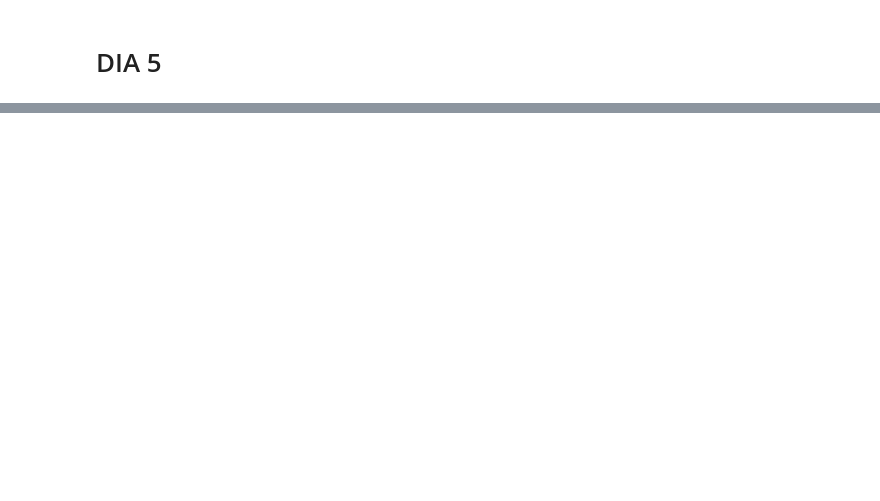
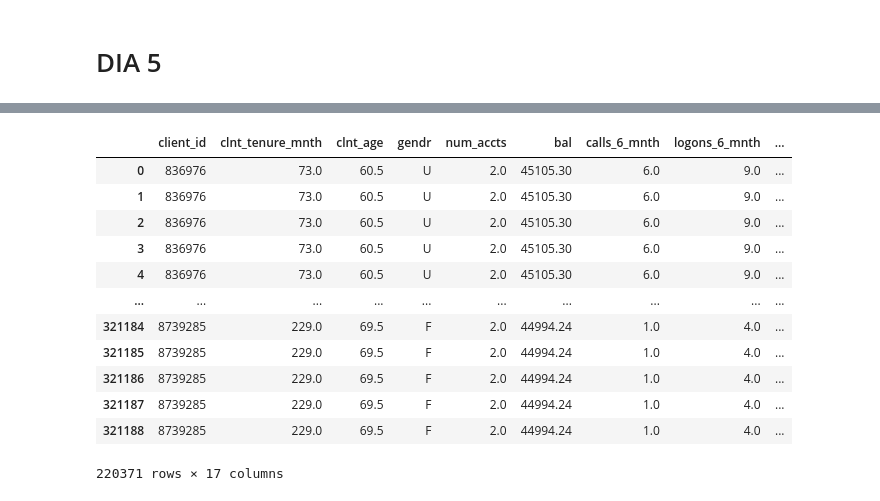
Before and after one commit to ivanalonsom/Project5_EDA_Inferential_Stats, a Jupyter notebook: main.ipynb, the cells around one changed output, grey strips where cells are left out. Cells and saved outputs as stored; diff of their text form; code cells hidden in the pictures; blank space fills up the shorter version.

```diff
--- a/main.ipynb
+++ b/main.ipynb
@@ -435,2 +466,18 @@ df_all
 # %%
 df_all.to_csv('data/df_all_propio.csv', index=False)
+# %%
+df_all
+# %% [output]
+|  | client_id | clnt_tenure_mnth | clnt_age | gendr | num_accts | bal | calls_6_mnth | logons_6_mnth | ... |
+| 0 | 836976 | 73.0 | 60.5 | U | 2.0 | 45105.30 | 6.0 | 9.0 | ... |
+| 1 | 836976 | 73.0 | 60.5 | U | 2.0 | 45105.30 | 6.0 | 9.0 | ... |
+| 2 | 836976 | 73.0 | 60.5 | U | 2.0 | 45105.30 | 6.0 | 9.0 | ... |
+| 3 | 836976 | 73.0 | 60.5 | U | 2.0 | 45105.30 | 6.0 | 9.0 | ... |
+| 4 | 836976 | 73.0 | 60.5 | U | 2.0 | 45105.30 | 6.0 | 9.0 | ... |
+| ... | ... | ... | ... | ... | ... | ... | ... | ... | ... |
+| 321184 | 8739285 | 229.0 | 69.5 | F | 2.0 | 44994.24 | 1.0 | 4.0 | ... |
+| 321185 | 8739285 | 229.0 | 69.5 | F | 2.0 | 44994.24 | 1.0 | 4.0 | ... |
+| 321186 | 8739285 | 229.0 | 69.5 | F | 2.0 | 44994.24 | 1.0 | 4.0 | ... |
+| 321187 | 8739285 | 229.0 | 69.5 | F | 2.0 | 44994.24 | 1.0 | 4.0 | ... |
+| 321188 | 8739285 | 229.0 | 69.5 | F | 2.0 | 44994.24 | 1.0 | 4.0 | ... |
+220371 rows × 17 columns
```
Also changed, not shown: parts of 20 cells of this notebook, 1 other file.
